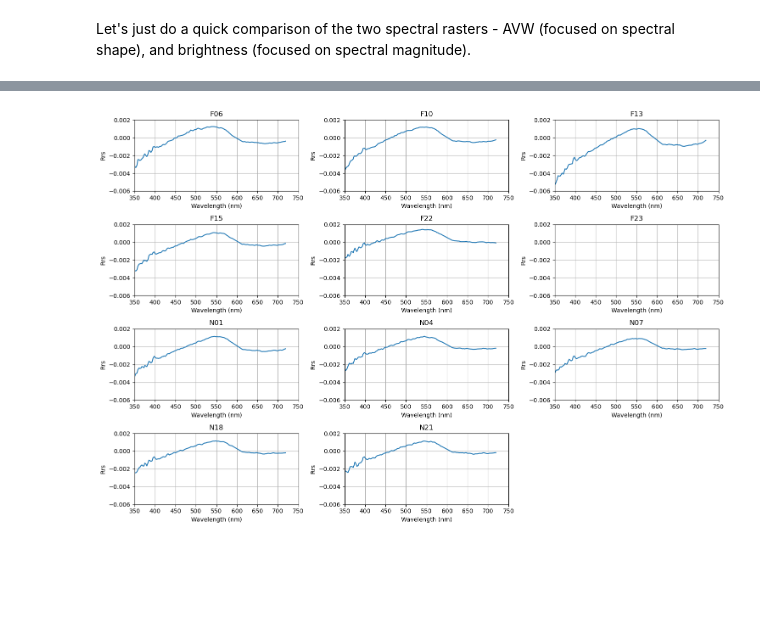
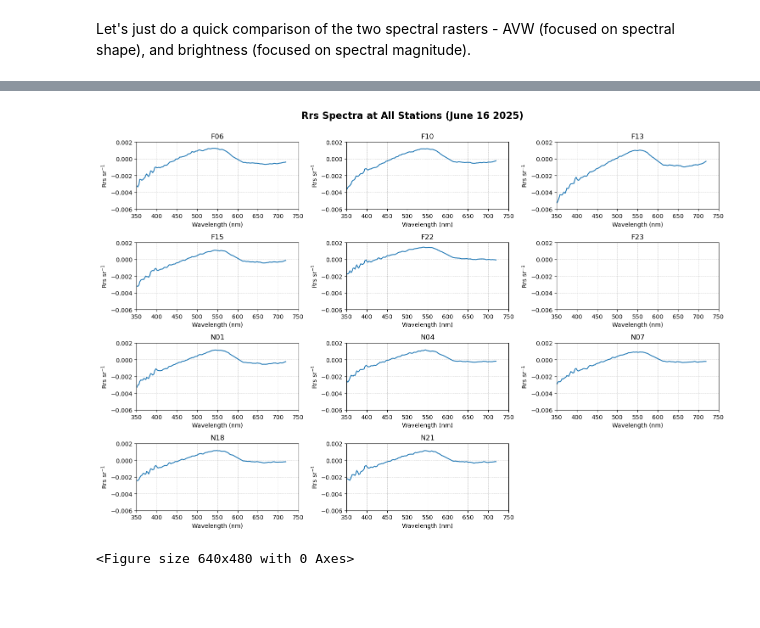
Before and after one commit to fish-pace/2026-proj-phyto-community-structure, a Jupyter notebook: contributor_folders/cassie/Rrs_Mass_Bay.ipynb, the cells around one changed output, grey strips where cells are left out. Saved outputs shown, nothing was run; the diff lists cells and outputs as text; code cells hidden in the pictures; blank space fills up the shorter version.

```diff
--- a/contributor_folders/cassie/Rrs_Mass_Bay.ipynb
+++ b/contributor_folders/cassie/Rrs_Mass_Bay.ipynb
@@ -239,21 +173,4 @@ rrs.plot(robust=True,
 # %%
-import numpy as np
-import matplotlib.pyplot as plt
-
-stations = [
-    ("F06", 42.17067, -70.57667),
-    ("F10", 42.24233, -70.63733),
-    ("F13", 42.26833, -70.73500),
-    ("F15", 42.31550, -70.72767),
-    ("F22", 42.47983, -70.61767),
-    ("F23", 42.33917, -70.94200),
-    ("N01", 42.41933, -70.86450),
-    ("N04", 42.44383, -70.73650),
-    ("N07", 42.35633, -70.70617),
-    ("N18", 42.36583, -70.77767),
-    ("N21", 42.38783, -70.78533)
-]
-
 # Lat/lon grids
 lat_grid = ds["latitude"].values
 lon_grid = ds["longitude"].values
@@ -264,33 +181,42 @@ n_stations = len(stations)
 # Create a grid of subplots (adjust rows/cols as needed)
 ncols = 3
 nrows = (n_stations + ncols - 1) // ncols  # ceil division
 
 fig, axes = plt.subplots(nrows=nrows, ncols=ncols, figsize=(15, 10))
 axes = axes.flatten()  # flatten to 1D array for easy indexing
 
 for i, (name, plat, plon) in enumerate(stations):
     # Compute distances to all pixels
     dist = np.sqrt((lat_grid - plat)**2 + (lon_grid - plon)**2)
     y, x = np.unravel_index(dist.argmin(), dist.shape)
 
     # Extract spectrum
     spectrum = ds["Rrs"].isel(number_of_lines=y, pixels_per_line=x)
 
     # Plot in its own subplot
     ax = axes[i]
     spectrum.plot.line(x="wavelength_3d", ax=ax)
     ax.set_title(f"{name}")
     ax.set_xlabel("Wavelength (nm)")
-    ax.set_ylabel("Rrs")
+    ax.set_ylabel("Rrs sr$^{-1}$")
     ax.set_ylim(-0.006, 0.002)
     ax.set_xlim(350, 750)
-    ax.grid(True)
+    ax.grid(True, linewidth=0.5,linestyle="--", color="gray", alpha=0.5)
+
 
 # Hide any extra subplots if n_stations < nrows*ncols
 for j in range(n_stations, len(axes)):
     fig.delaxes(axes[j])
 
+# Add global title
+fig.suptitle("Rrs Spectra at All Stations (June 16 2025)", fontsize=16, fontweight="bold", y=1)
+
 fig.tight_layout()
 plt.show()
+
+plt.savefig('Rrs_Spectra_All_June16.png')
 # %% [output]
-[figure, old version]
+[figure, new version]
+<Figure size 640x480 with 0 Axes>
+# %% [markdown]
+##
```
Also changed, not shown: parts of 7 cells of this notebook.
